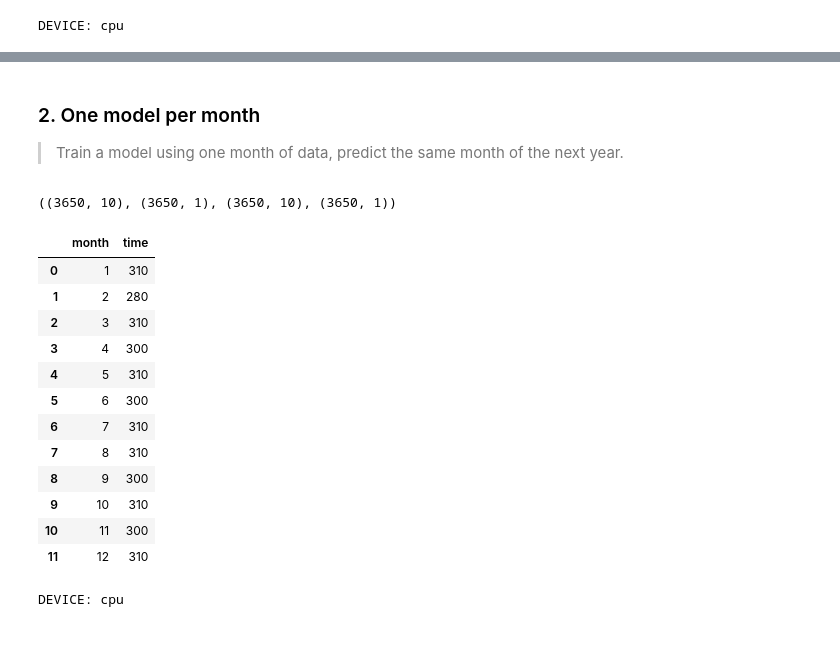
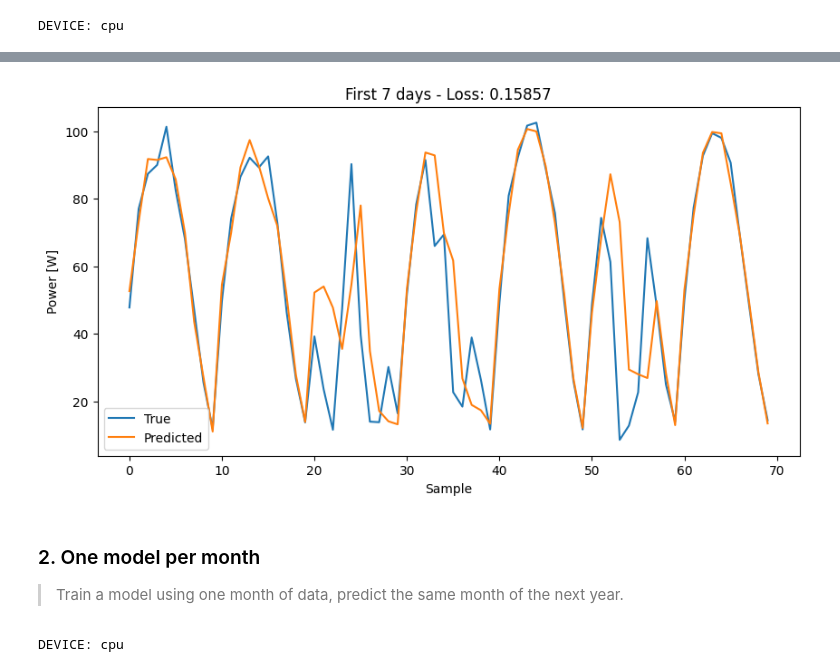
Before and after one commit to TristanCarruzzo/Synthetic_PV_Profiles_FL, a Jupyter notebook: samples/PV_generation/Tristan.ipynb, the cells around one changed output, grey strips where cells are left out. Cells and saved outputs as stored; diff of their text form; code cells hidden in the pictures; blank space fills up the shorter version.

```diff
--- a/samples/PV_generation/Tristan.ipynb
+++ b/samples/PV_generation/Tristan.ipynb
@@ -354,25 +273,14 @@ for ind, month in enumerate(selected_months):
+# %%
+plt.figure(figsize=(10, 5))
+plt.plot(df[df.lr==best_params[0]][df.weight_decay==best_params[1]]['y_test'].values[0][:7*10], label='True')
+plt.plot(df[df.lr==best_params[0]][df.weight_decay==best_params[1]]['y_pred'].values[0][:7*10], label='Predicted')
+plt.title(f'First 7 days - Loss: {df[df.lr==best_params[0]][df.weight_decay==best_params[1]]["test_loss"].values[0]:0.5f}')
+plt.xlabel('Sample')
+plt.ylabel('Power [W]')
+plt.legend()
+plt.show()
+# %% [output]
+[figure, added]
 # %% [markdown]
 ### 2. One model per month
 > Train a model using one month of data, predict the same month of the next year.
-# %%
-x_train, y_train, x_valid, y_valid = access_data(env_dict, client_id=0)
-x_train.shape, y_train.shape, x_valid.shape, y_valid.shape
-# %% [output]
-((3650, 10), (3650, 1), (3650, 10), (3650, 1))
-# %%
-nbr_values_per_month = get_nbr_values_per_month(env_dict)
-nbr_values_per_month
-# %% [output]
-|  | month | time |
-| 0 | 1 | 310 |
-| 1 | 2 | 280 |
-| 2 | 3 | 310 |
-| 3 | 4 | 300 |
-| 4 | 5 | 310 |
-| 5 | 6 | 300 |
-| 6 | 7 | 310 |
-| 7 | 8 | 310 |
-| 8 | 9 | 300 |
-| 9 | 10 | 310 |
-| 10 | 11 | 300 |
-| 11 | 12 | 310 |
```
Also changed, not shown: parts of 99 cells of this notebook, 5 other files.
